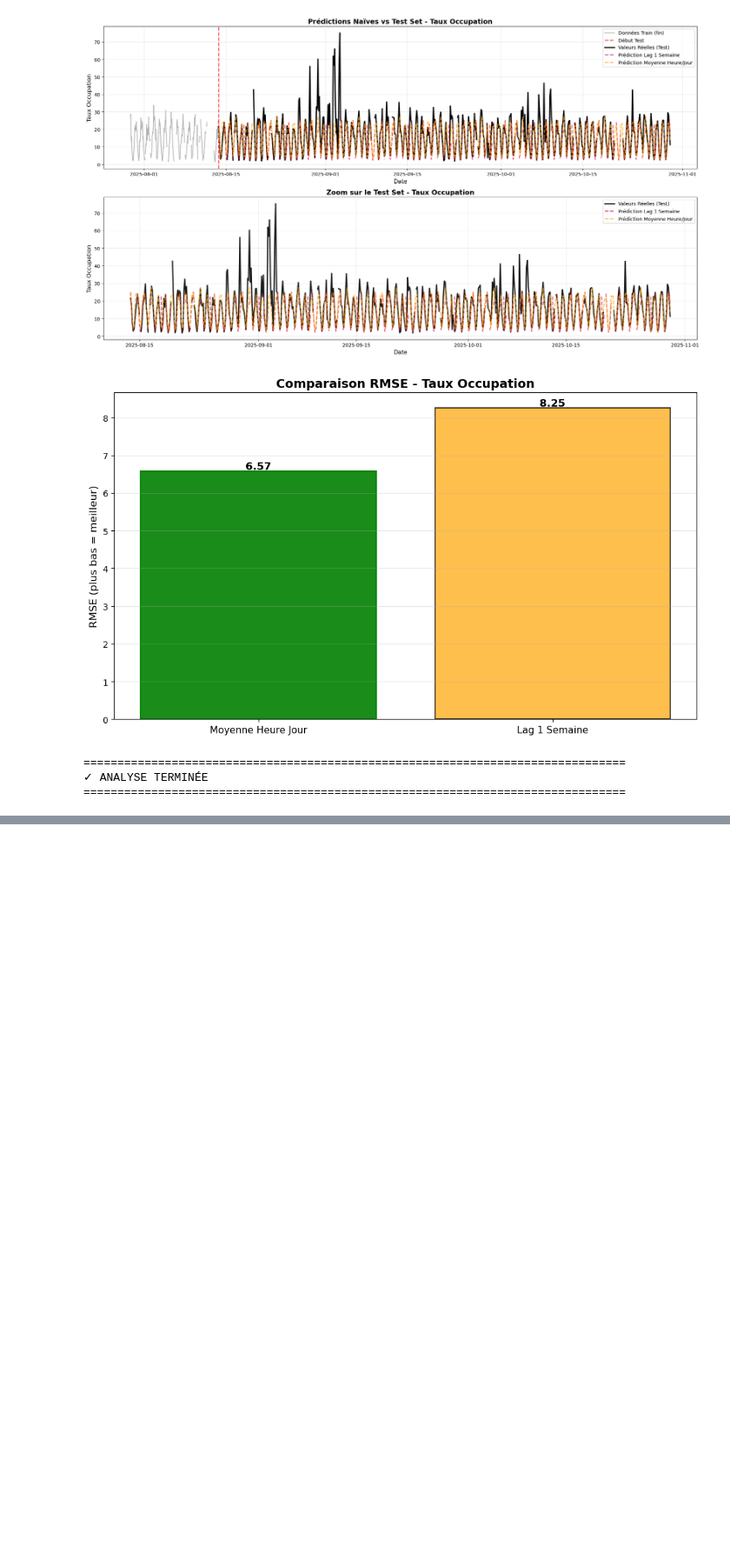
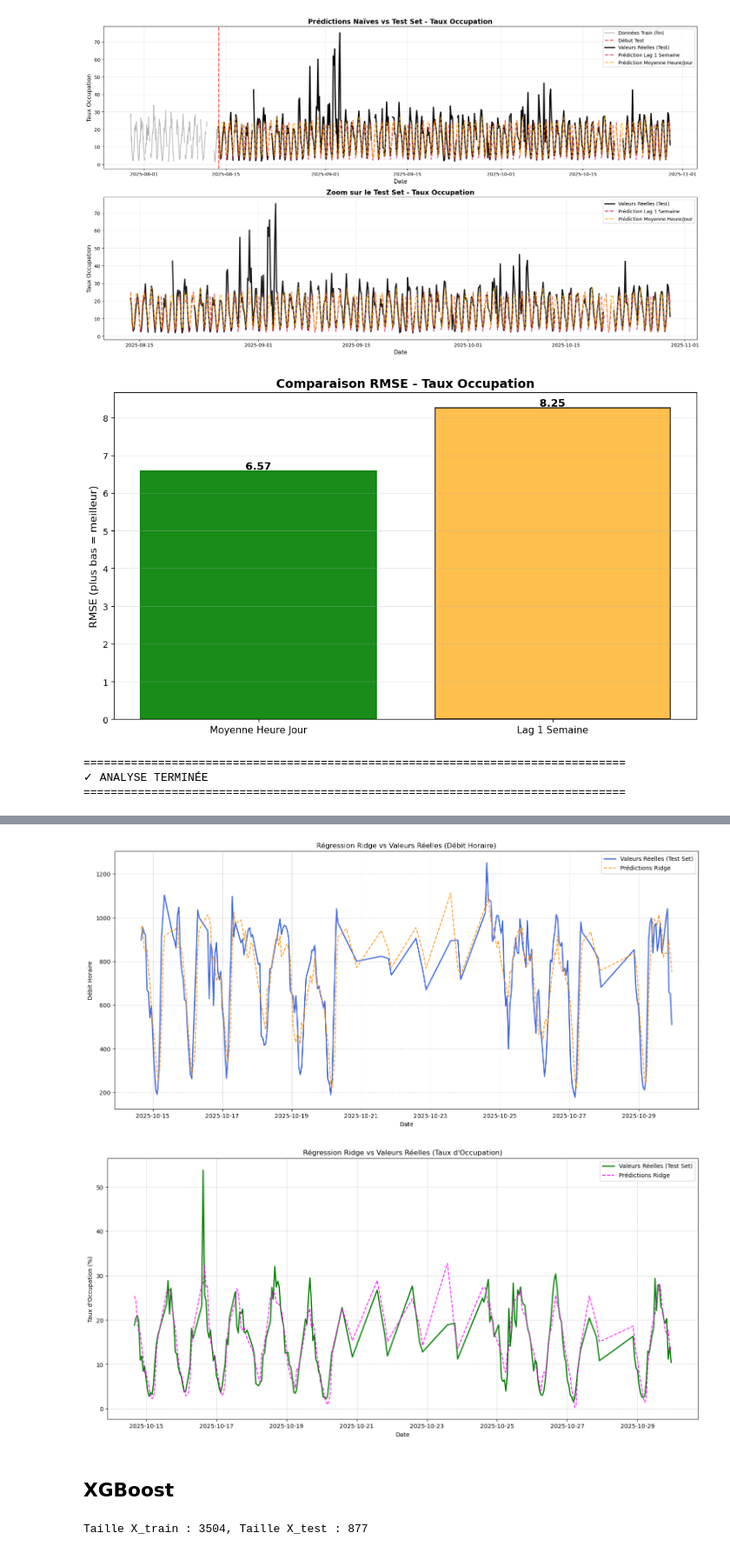
Before and after one commit to fracoo/trafic_prediction, a Jupyter notebook: modeles.ipynb, the cells around one changed output, grey strips where cells are left out. Shown at 87% size. Drawn from its saved outputs; the diff is of its cells as text; code cells hidden in the pictures; blank space fills up the shorter version.

Commit message:
Comparaison Modèles

```diff
--- a/modeles.ipynb
+++ b/modeles.ipynb
@@ -365,0 +388,2 @@ Moyenne Heure Jour 6.572763            1773
+# %%
+df_final.set_index('datetime', inplace=True)
@@ -365,0 +454,12 @@ Moyenne Heure Jour 6.572763            1773
+# %%
+# --- Évaluation du Débit Horaire ---
+pred_debit = model_debit.predict(X_test_scaled)
+rmse_debit_ridge = root_mean_squared_error(y_test['debit_horaire'], pred_debit)
+
+# --- Évaluation du Taux d'Occupation ---
+pred_taux = model_taux.predict(X_test_scaled)
+rmse_taux_ridge = root_mean_squared_error(y_test['taux_occupation'], pred_taux)
+
+print("\n--- Performance de la Régression Ridge (sur le set de test) ---")
+print(f"RMSE (Débit Horaire) : {rmse_debit_ridge:.2f}")
+print(f"RMSE (Taux d'Occupation) : {rmse_taux_ridge:.2f}")
@@ -365,0 +480,48 @@ Moyenne Heure Jour 6.572763            1773
+# %%
+# --- 1. PRÉPARATION DES SÉRIES POUR LE PLOTTING ---
+
+# Transformer le tableau de prédictions (NumPy array) en Série (Pandas Series)
+# en lui associant l'index temporel du set de test.
+pred_debit_series = pd.Series(pred_debit, index=y_test.index, name='Predictions_Debit')
+pred_taux_series = pd.Series(pred_taux, index=y_test.index, name='Predictions_Taux')
+
+
+# --- 2. VISUALISATION (pour le Débit Horaire) ---
+
+plt.figure(figsize=(18, 8))
+
+# Plotter les valeurs réelles (votre set de test)
+plt.plot(y_test.index, y_test['debit_horaire'], label='Valeurs Réelles (Test Set)', color='royalblue', linewidth=2)
+
+# Plotter les valeurs prédites par votre modèle Ridge
+plt.plot(pred_debit_series.index, pred_debit_series, label='Prédictions Ridge', color='darkorange', linestyle='--', alpha=0.9)
+
+plt.title("Régression Ridge vs Valeurs Réelles (Débit Horaire)")
+plt.xlabel("Date")
+plt.ylabel("Débit Horaire")
+plt.legend()
+plt.grid(True, which='both', linestyle='--', linewidth=0.5)
+plt.show()
+
+
+# --- 3. VISUALISATION (pour le Taux d'Occupation) ---
+
+plt.figure(figsize=(18, 8))
+
+# Plotter les valeurs réelles
+plt.plot(y_test.index, y_test['taux_occupation'], label='Valeurs Réelles (Test Set)', color='green', linewidth=2)
+
+# Plotter les valeurs prédites
+plt.plot(pred_taux_series.index, pred_taux_series, label='Prédictions Ridge', color='magenta', linestyle='--', alpha=0.9)
+
+plt.title("Régression Ridge vs Valeurs Réelles (Taux d'Occupation)")
+plt.xlabel("Date")
+plt.ylabel("Taux d'Occupation (%)")
+plt.legend()
+plt.grid(True, which='both', linestyle='--', linewidth=0.5)
+plt.show()
+# %% [output]
+[figure, added]
+[figure, added]
+# %% [markdown]
+## XGBoost
@@ -365,0 +560,13 @@ Moyenne Heure Jour 6.572763            1773
+# %%
+# --- 2. SÉPARATION TEMPORELLE STRICTE (Train/Test Split) ---
+
+# Split temporel : 80% le plus ancien pour l'entraînement, 20% le plus récent pour le test
+X_train, X_test, y_train, y_test = train_test_split(
+    X, y,
+    test_size=0.2,
+    shuffle=False  # Crucial pour les séries temporelles
+)
+
+print(f"Taille X_train : {len(X_train)}, Taille X_test : {len(X_test)}")
+# %% [output]
+Taille X_train : 3504, Taille X_test : 877
```
Also changed, not shown: parts of 39 cells of this notebook, 2 other files.
